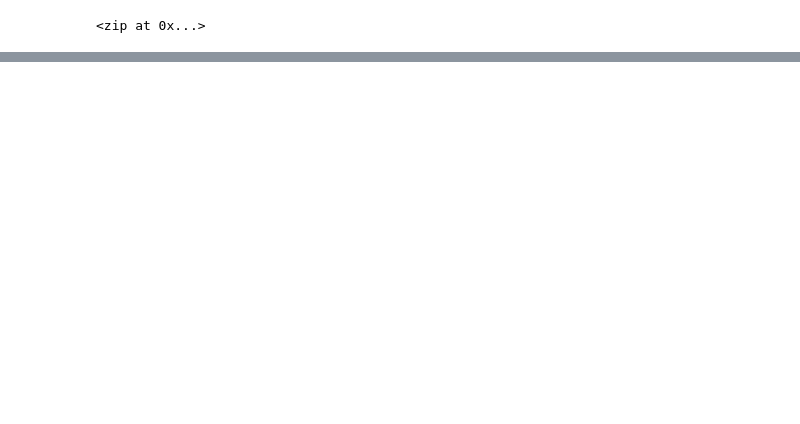
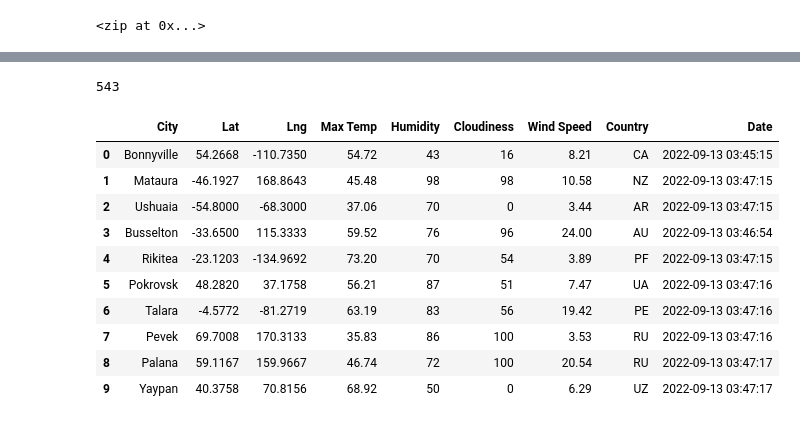
Before and after one commit to Jamar-Washington/World_Weather_analysis, a Jupyter notebook: WeatherPy.ipynb, the cells around one changed output, grey strips where cells are left out. Cells and saved outputs as stored; diff of their text form; code cells hidden in the pictures; blank space fills up the shorter version.

```diff
--- a/WeatherPy.ipynb
+++ b/WeatherPy.ipynb
@@ -54,0 +163,20 @@ len(cities)
+# %%
+len(city_data)
+# %% [output]
+543
+# %%
+# Convert the array of dictionaries to a Pandas DataFrame.
+city_data_df = pd.DataFrame(city_data)
+city_data_df.head(10)
+# %% [output]
+|  | City | Lat | Lng | Max Temp | Humidity | Cloudiness | Wind Speed | Country | Date |
+| 0 | Bonnyville | 54.2668 | -110.7350 | 54.72 | 43 | 16 | 8.21 | CA | 2022-09-13 03:45:15 |
+| 1 | Mataura | -46.1927 | 168.8643 | 45.48 | 98 | 98 | 10.58 | NZ | 2022-09-13 03:47:15 |
+| 2 | Ushuaia | -54.8000 | -68.3000 | 37.06 | 70 | 0 | 3.44 | AR | 2022-09-13 03:47:15 |
+| 3 | Busselton | -33.6500 | 115.3333 | 59.52 | 76 | 96 | 24.00 | AU | 2022-09-13 03:46:54 |
+| 4 | Rikitea | -23.1203 | -134.9692 | 73.20 | 70 | 54 | 3.89 | PF | 2022-09-13 03:47:15 |
+| 5 | Pokrovsk | 48.2820 | 37.1758 | 56.21 | 87 | 51 | 7.47 | UA | 2022-09-13 03:47:16 |
+| 6 | Talara | -4.5772 | -81.2719 | 63.19 | 83 | 56 | 19.42 | PE | 2022-09-13 03:47:16 |
+| 7 | Pevek | 69.7008 | 170.3133 | 35.83 | 86 | 100 | 3.53 | RU | 2022-09-13 03:47:16 |
+| 8 | Palana | 59.1167 | 159.9667 | 46.74 | 72 | 100 | 20.54 | RU | 2022-09-13 03:47:17 |
+| 9 | Yaypan | 40.3758 | 70.8156 | 68.92 | 50 | 0 | 6.29 | UZ | 2022-09-13 03:47:17 |
```
Also changed, not shown: parts of 8 cells of this notebook, 1 other file.
